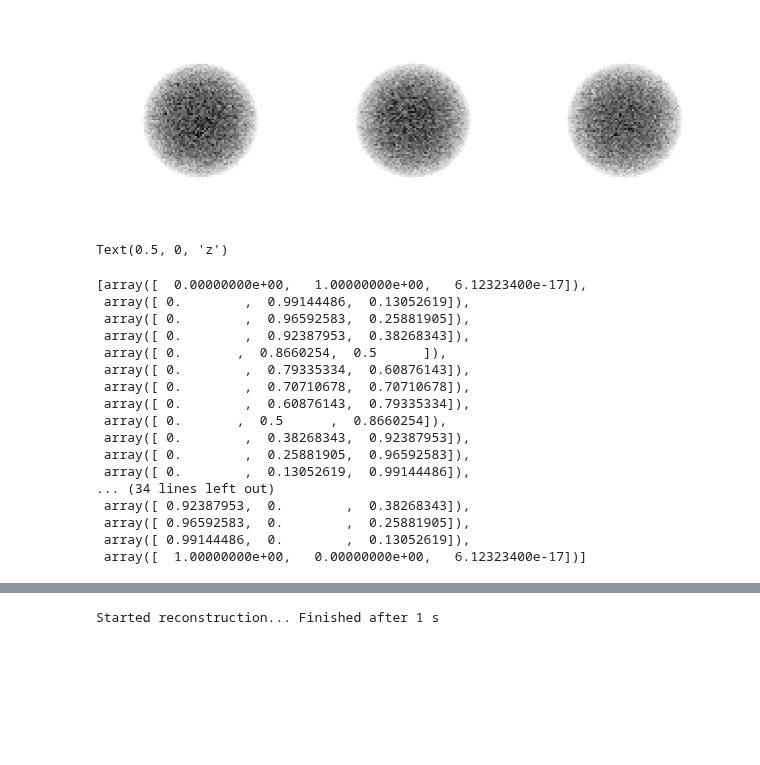
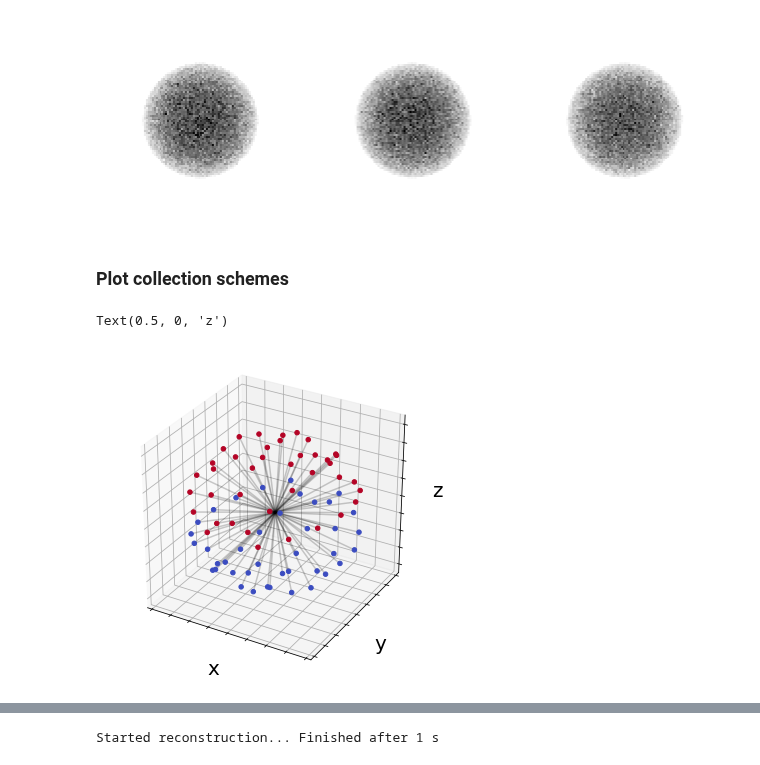
Before and after one commit to grlewis333/phd-work, a Jupyter notebook: multi-axis-tomo/scalar-rot-proj.ipynb, the cells around one changed output, grey strips where cells are left out. Drawn from its saved outputs; the diff is of its cells as text; code cells hidden in the pictures; blank space fills up the shorter version.

```diff
--- a/multi-axis-tomo/scalar-rot-proj.ipynb
+++ b/multi-axis-tomo/scalar-rot-proj.ipynb
@@ -459,49 +464,32 @@ ax1.axis('off'),ax2.axis('off'),ax3.axis('off')
 plt.tight_layout()
 # %% [output]
 [figure]
+# %% [markdown]
+### Plot collection schemes
 # %%
 # plot collection schemes
-%matplotlib qt
+%matplotlib inline
 fig = plt.figure(figsize=(6,6))
 ax1 = fig.gca(projection='3d')
 
 
-angles = multi_axis.generate_angles(mode='dual',x_tilt=(-90,90,25),y_tilt=(-90,90,25),rand=(70,70,50))
+angles = multi_axis.generate_angles(mode='dist',x_tilt=(-70,70,8),y_tilt=(-70,70,5),rand=(70,70,50))
 
 bs = []
-for i,a in enumerate(final_angles):
+for i,a in enumerate(angles):
     mrot = multi_axis.rotation_matrix(a[0],a[1],a[2])
     b = np.dot(mrot,[0,0,1])
-    #bs.append(b)
+    bs.append(b)
     plt.plot([-b[0],b[0]],[-b[1],b[1]],[-b[2],b[2]],'-',color='k',alpha=.2)
     ax1.scatter([-b[0],b[0]],[-b[1],b[1]],[-b[2],b[2]],c=[-b[2],b[2]],s=20,cmap='coolwarm',alpha=1)
     #ax1.scatter([-b[0],b[0]],[-b[1],b[1]],[-b[2],b[2]],c=i,s=20,cmap='coolwarm',alpha=1)
 
-# ax1.set_yticklabels([])
-# ax1.set_xticklabels([])
-# ax1.set_zticklabels([])
+ax1.set_yticklabels([])
+ax1.set_xticklabels([])
+ax1.set_zticklabels([])
 plt.xlabel('x',fontsize='20')
 plt.ylabel('y',fontsize='20')
 ax1.set_zlabel('z',fontsize='20')
 # %% [output]
 Text(0.5, 0, 'z')
+[figure, added]
-# %%
-bs
-# %% [output]
-[array([  0.00000000e+00,   1.00000000e+00,   6.12323400e-17]),
- array([ 0.        ,  0.99144486,  0.13052619]),
- array([ 0.        ,  0.96592583,  0.25881905]),
- array([ 0.        ,  0.92387953,  0.38268343]),
- array([ 0.       ,  0.8660254,  0.5      ]),
- array([ 0.        ,  0.79335334,  0.60876143]),
- array([ 0.        ,  0.70710678,  0.70710678]),
- array([ 0.        ,  0.60876143,  0.79335334]),
- array([ 0.       ,  0.5      ,  0.8660254]),
- array([ 0.        ,  0.38268343,  0.92387953]),
- array([ 0.        ,  0.25881905,  0.96592583]),
- array([ 0.        ,  0.13052619,  0.99144486]),
-... (34 lines left out)
- array([ 0.92387953,  0.        ,  0.38268343]),
- array([ 0.96592583,  0.        ,  0.25881905]),
- array([ 0.99144486,  0.        ,  0.13052619]),
- array([  1.00000000e+00,   0.00000000e+00,   6.12323400e-17])]
```
Also changed, not shown: parts of 19 cells of this notebook, 14 other files.
